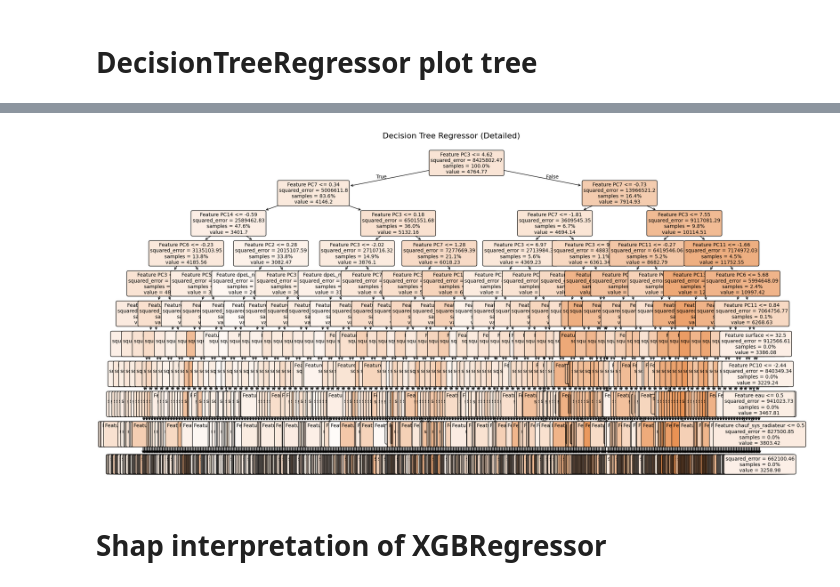
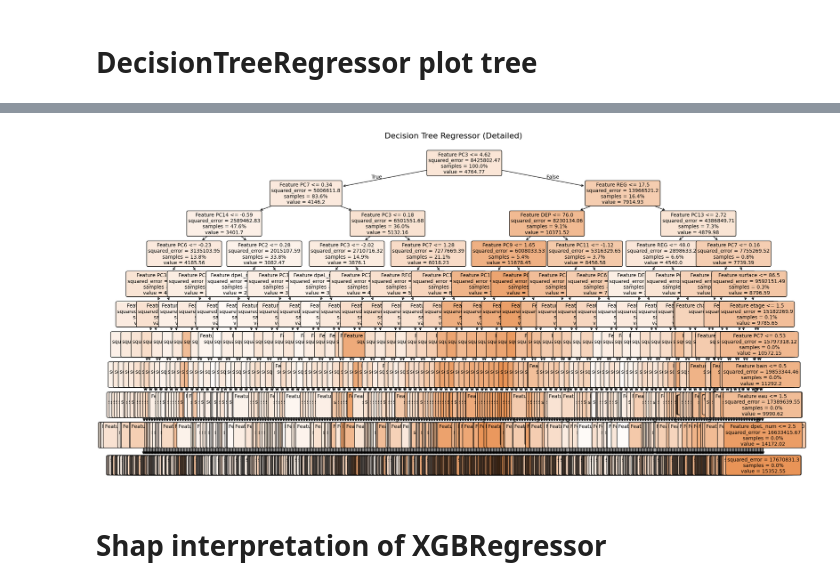
Before and after one commit to Clement2169/immocv, a Jupyter notebook: notebooks/ModellingAppartement-V2.ipynb, the cells around one changed output, grey strips where cells are left out. Saved outputs shown, nothing was run; the diff lists cells and outputs as text; code cells hidden in the pictures.

```diff
--- a/notebooks/ModellingAppartement-V2.ipynb
+++ b/notebooks/ModellingAppartement-V2.ipynb
@@ -28,6 +28,9 @@ XGBRegressorON = False
 GridSearchXGBRegressor = False
 GridSearchDecisionTree = False
 XGBRegressorOpimizedON = True
+DecisionTreeDisplay = True
+ShapDisplay = True
+DropRegDep = False
 # %% [markdown]
 # # functions
 # %%
@@ -66,9 +69,14 @@ def apply_scale_processing(operator,X_train,X_test):
     X_test_treated=pd.DataFrame(op.transform(X_test),columns=X_train.columns)
     return X_train_treated,X_test_treated
 
-def apply_preprocessing  (df) :
+def apply_preprocessing  (df, drop_region = True) :
     y_tmp =df['prix_m2_vente']
-    X_tmp =df.drop(columns=['prix_m2_vente','prix_bien','REG','DEP','mapCoordonneesLatitude','mapCoordonneesLongitude','date',"expo_double","CODE_IRIS"])
+    columns = ['prix_m2_vente','prix_bien','mapCoordonneesLatitude','mapCoordonneesLongitude','date',"expo_double","CODE_IRIS"]
+    if drop_region :
+        columns.append("DEP")
+        columns.remove("REG")
+
+    X_tmp =df.drop(columns=columns)
     return X_tmp,y_tmp
 
 def create_train_test_data (X ,y) :
@@ -250,7 +258,7 @@ cave [0 1]
 # %%
 # set target and data
 print (df.columns)
-X,y = apply_preprocessing(df)
+X,y = apply_preprocessing(df,drop_region=DropRegDep)
 # %% [output]
 Index(['etage', 'surface', 'nb_pieces', 'prix_bien', 'balcon', 'eau', 'bain',
        'mapCoordonneesLatitude', 'mapCoordonneesLongitude',
@@ -627,19 +638,22 @@ plt.show()
 # %%
 # Optional: More detailed visualization with additional parameters
-plt.figure(figsize=(20, 10))
-plot_tree(decision_tree,
-          feature_names=[f'Feature {name}' for name in X.columns],
-          filled=True,
-          rounded=True,
-          fontsize=10,
-          proportion=True,  # Show proportion of samples
-          precision=2)      # Decimal precision
 
-plt.title("Decision Tree Regressor (Detailed)", fontsize=16, pad=20)
-plt.tight_layout()
-plt.show()
+if DecisionTreeDisplay :
+
+    plt.figure(figsize=(20, 10))
+    plot_tree(decision_tree,
+            feature_names=[f'Feature {name}' for name in X.columns],
+            filled=True,
+            rounded=True,
+            fontsize=10,
+            proportion=True,  # Show proportion of samples
+            precision=2)      # Decimal precision
+
+    plt.title("Decision Tree Regressor (Detailed)", fontsize=16, pad=20)
+    plt.tight_layout()
+    plt.show()
 # %% [output]
-[figure, old version]
+[figure, new version]
 # %% [markdown]
 # Shap interpretation of XGBRegressor
 # %%
```
Also changed, not shown: parts of 7 cells of this notebook, 1 other file.
